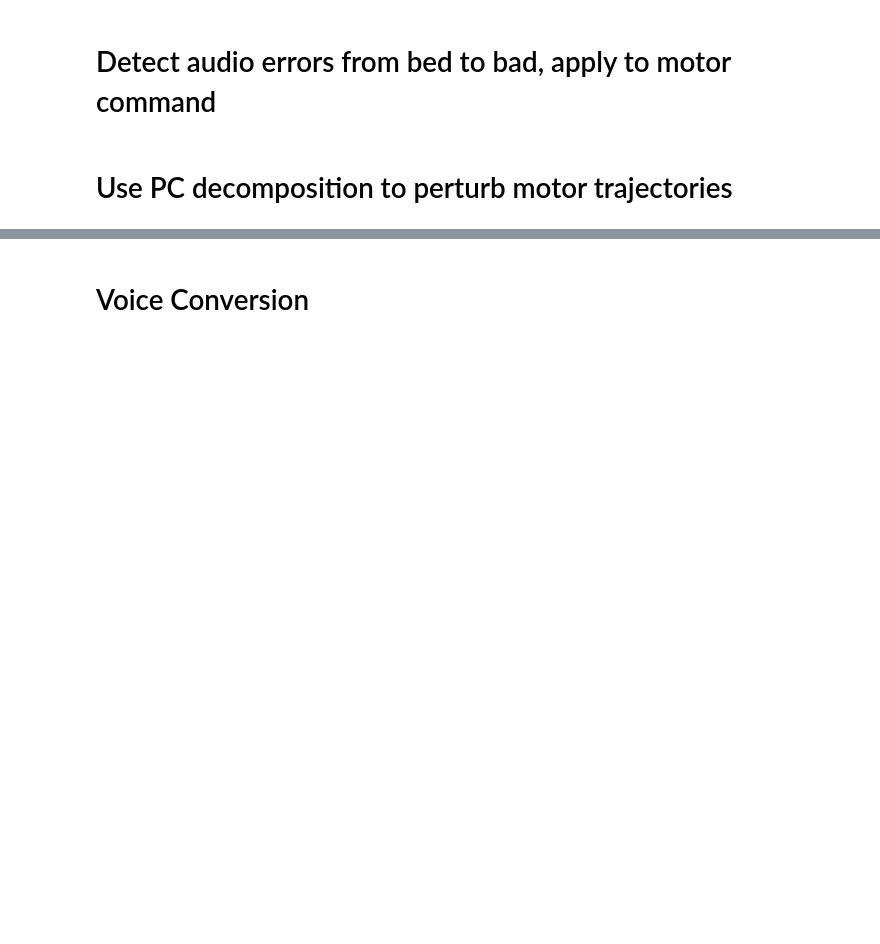
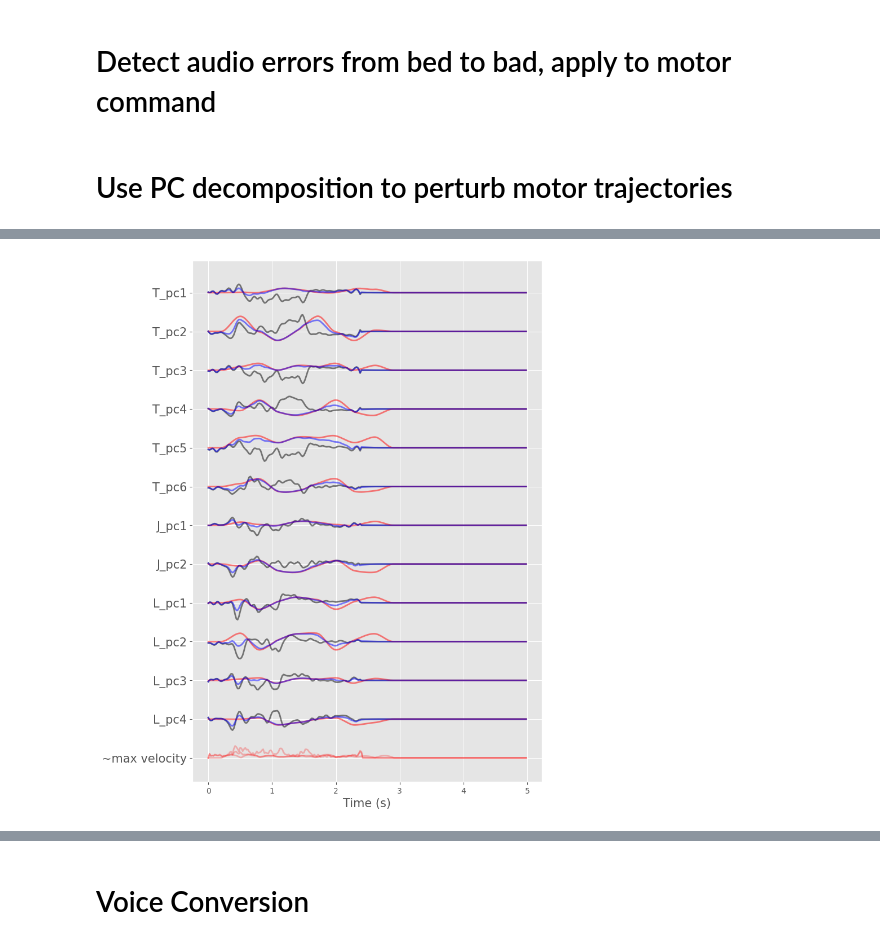
Before and after one commit to mguillau-commits/mrep, a Jupyter notebook: notebooks/process_diva_wavfiles.ipynb, the cells around one changed output, grey strips where cells are left out. Saved outputs shown, nothing was run; the diff lists cells and outputs as text; code cells hidden in the pictures; blank space fills up the shorter version.

```diff
--- a/notebooks/process_diva_wavfiles.ipynb
+++ b/notebooks/process_diva_wavfiles.ipynb
@@ -889,0 +1359,16 @@ _extract_ema: v4
+# %%
+# def plot_art(ax, art, gap=5, skip_y=False,color=None,alpha=1.0, lw=2, plot_velocity=False):
+# emas_plot = [emas[f1_idx], emas[f2_idx], m2M(e_out.T, PC).T]
+emas_plot = [emas[f1_idx], emas[f2_idx], e_out]
+# emas_plot = [emas[f1_idx], emas[f2_idx], aroundtown['M'].T]
+emas_plot_colors = ['k', 'r', 'b']
+
+fig,ax = plt.subplots(1,1, figsize=(8,12), sharex=True)
+# ax[0].plot(np.arange(0, wav.size) / wav_fs, wav)
+for i, e in enumerate(emas_plot):
+    e(ax, e, labels=labels_PC, color=emas_plot_colors[i], gap=8, alpha=0.5, lw=2)
+
+# ax.legend(['orig', 'target', 'interp'])
+# ax.set_xlim([0.5, 2])
+# %% [output]
+[figure, added]
```
Also changed, not shown: parts of 47 cells of this notebook.
